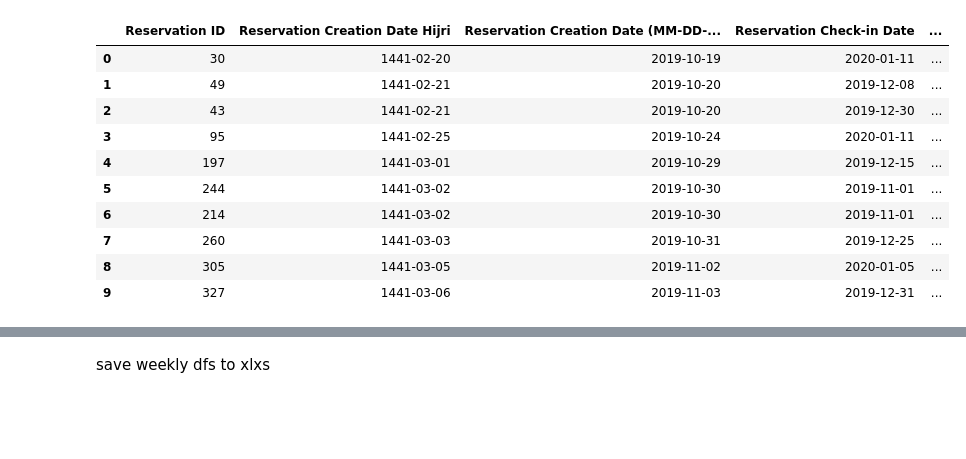
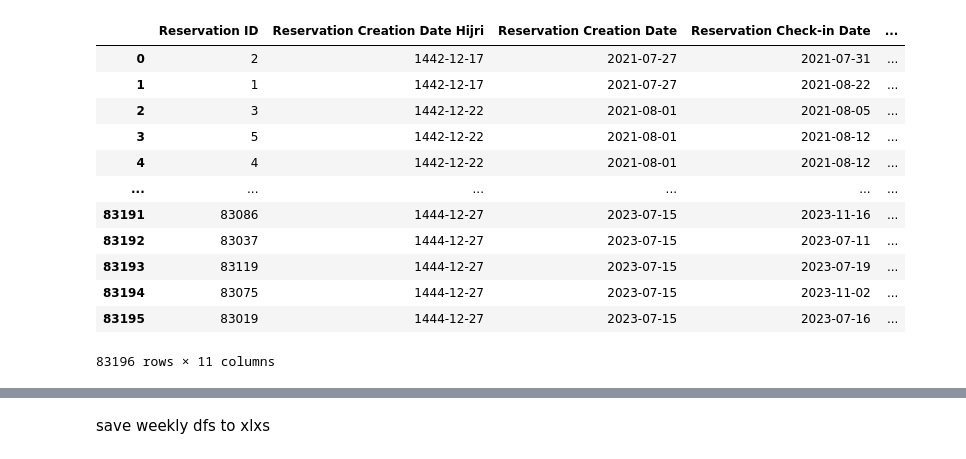
Before and after one commit to Ziadmohamed345/k2s-hotel-reservation, a Jupyter notebook: util-res-task/util-res-data-prep.ipynb, the cells around one changed output, grey strips where cells are left out. Saved outputs shown, nothing was run; the diff lists cells and outputs as text; code cells hidden in the pictures; blank space fills up the shorter version.

Commit message:
util-res-data-prep now works with new and bigger dataset 💖

```diff
--- a/util-res-task/util-res-data-prep.ipynb
+++ b/util-res-task/util-res-data-prep.ipynb
@@ -27,31 +27,38 @@ is_different_year = (target_start_day_hijri.year!=target_end_day_hijri.year)
 # %%
 from hijri_converter import convert
 def convert_date(date_string):
     return pd.to_datetime(date_string, errors = 'coerce')
 
-df = pd.read_excel("../datasets/RequiredData.xlsx", sheet_name="Reservation List Data", converters={'Reservation Check-out Date ':convert_date  , 'Cancellation Date  ':convert_date , 'Reservation Check-in Date':convert_date ,'Reservation Creation Date (MM-DD-YYYY)':convert_date})
+# colNames = ['rid', 'Reservation Creation Date', 'Reservation Check-in Date', 'Reservation Check-out Date',
+#             'Cancellation Date', 'Allotment Type', 'Reservation Total Price', 'Rooms']
+# colNames = ['rid', 'rcr_date', 'rci_date', 'rco_date', 'rtot_price', 'rnum_rooms', 'rcancel_date', 'rallot_type']
+df = pd.read_excel("../datasets/Reservation List SA.xlsx", sheet_name="ReservationList", converters={'Reservation Check-out Date':convert_date  , 'Cancellation Date':convert_date , 'Reservation Check-in Date':convert_date ,'Reservation Creation Date':convert_date})
 
-df.dropna(inplace=True, subset=['Reservation Creation Date (MM-DD-YYYY)', 'Reservation Check-in Date', 'Reservation Check-out Date ', 'Cancellation Date  '])
-df['Hijri Check-out Date'] = df['Reservation Check-out Date '].apply(lambda x: convert.Gregorian(x.year, x.month, x.day).to_hijri())
+
+
+df.dropna(inplace=True, subset=['Reservation Creation Date', 'Reservation Check-in Date', 'Reservation Check-out Date'])
+df['Hijri Check-out Date'] = df['Reservation Check-out Date'].apply(lambda x: convert.Gregorian(x.year, x.month, x.day).to_hijri())
 df['Hijri Check-in Date'] = df['Reservation Check-in Date'].apply(lambda x: convert.Gregorian(x.year, x.month, x.day).to_hijri())
 
 
-df.sort_values('Reservation Creation Date (MM-DD-YYYY)', inplace=True)
+df.sort_values('Reservation Creation Date', inplace=True)
 
-df['tmp'] = df['Reservation Creation Date (MM-DD-YYYY)'].apply(lambda x: convert.Gregorian(x.year, x.month, x.day).to_hijri())
+df['tmp'] = df['Reservation Creation Date'].apply(lambda x: convert.Gregorian(x.year, x.month, x.day).to_hijri())
 df.insert(1, 'Reservation Creation Date Hijri', df.pop('tmp'))
 
 df.reset_index(inplace=True, drop=True)
-df.head(10)
+df
 # %% [output]
-|  | Reservation ID | Reservation Creation Date Hijri | Reservation Creation Date (MM-DD-... | Reservation Check-in Date | ... |
-| 0 | 30 | 1441-02-20 | 2019-10-19 | 2020-01-11 | ... |
-| 1 | 49 | 1441-02-21 | 2019-10-20 | 2019-12-08 | ... |
-| 2 | 43 | 1441-02-21 | 2019-10-20 | 2019-12-30 | ... |
-| 3 | 95 | 1441-02-25 | 2019-10-24 | 2020-01-11 | ... |
-| 4 | 197 | 1441-03-01 | 2019-10-29 | 2019-12-15 | ... |
-| 5 | 244 | 1441-03-02 | 2019-10-30 | 2019-11-01 | ... |
-| 6 | 214 | 1441-03-02 | 2019-10-30 | 2019-11-01 | ... |
-| 7 | 260 | 1441-03-03 | 2019-10-31 | 2019-12-25 | ... |
-| 8 | 305 | 1441-03-05 | 2019-11-02 | 2020-01-05 | ... |
-| 9 | 327 | 1441-03-06 | 2019-11-03 | 2019-12-31 | ... |
+|  | Reservation ID | Reservation Creation Date Hijri | Reservation Creation Date | Reservation Check-in Date | ... |
+| 0 | 2 | 1442-12-17 | 2021-07-27 | 2021-07-31 | ... |
+| 1 | 1 | 1442-12-17 | 2021-07-27 | 2021-08-22 | ... |
+| 2 | 3 | 1442-12-22 | 2021-08-01 | 2021-08-05 | ... |
+| 3 | 5 | 1442-12-22 | 2021-08-01 | 2021-08-12 | ... |
+| 4 | 4 | 1442-12-22 | 2021-08-01 | 2021-08-12 | ... |
+| ... | ... | ... | ... | ... | ... |
+| 83191 | 83086 | 1444-12-27 | 2023-07-15 | 2023-11-16 | ... |
+| 83192 | 83037 | 1444-12-27 | 2023-07-15 | 2023-07-11 | ... |
+| 83193 | 83119 | 1444-12-27 | 2023-07-15 | 2023-07-19 | ... |
+| 83194 | 83075 | 1444-12-27 | 2023-07-15 | 2023-11-02 | ... |
+| 83195 | 83019 | 1444-12-27 | 2023-07-15 | 2023-07-16 | ... |
+83196 rows × 11 columns
```
Also changed, not shown: parts of 30 cells of this notebook, 14 other files.
